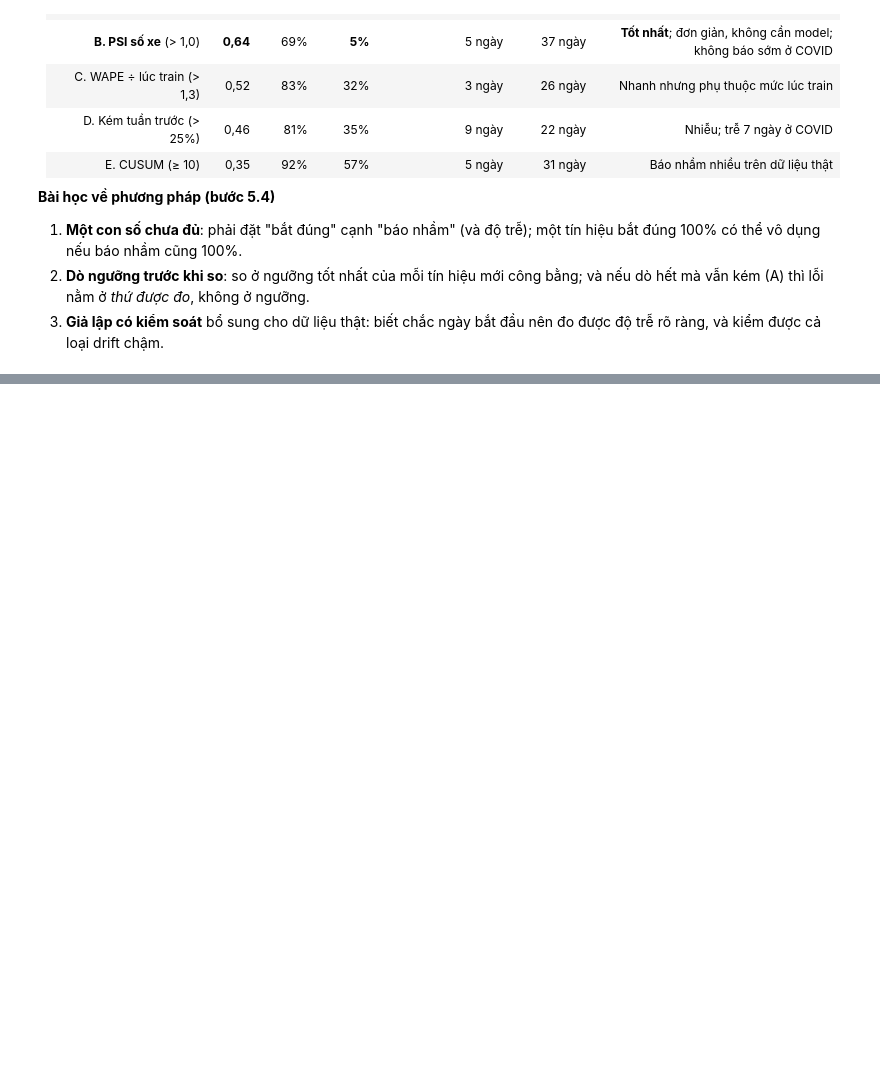
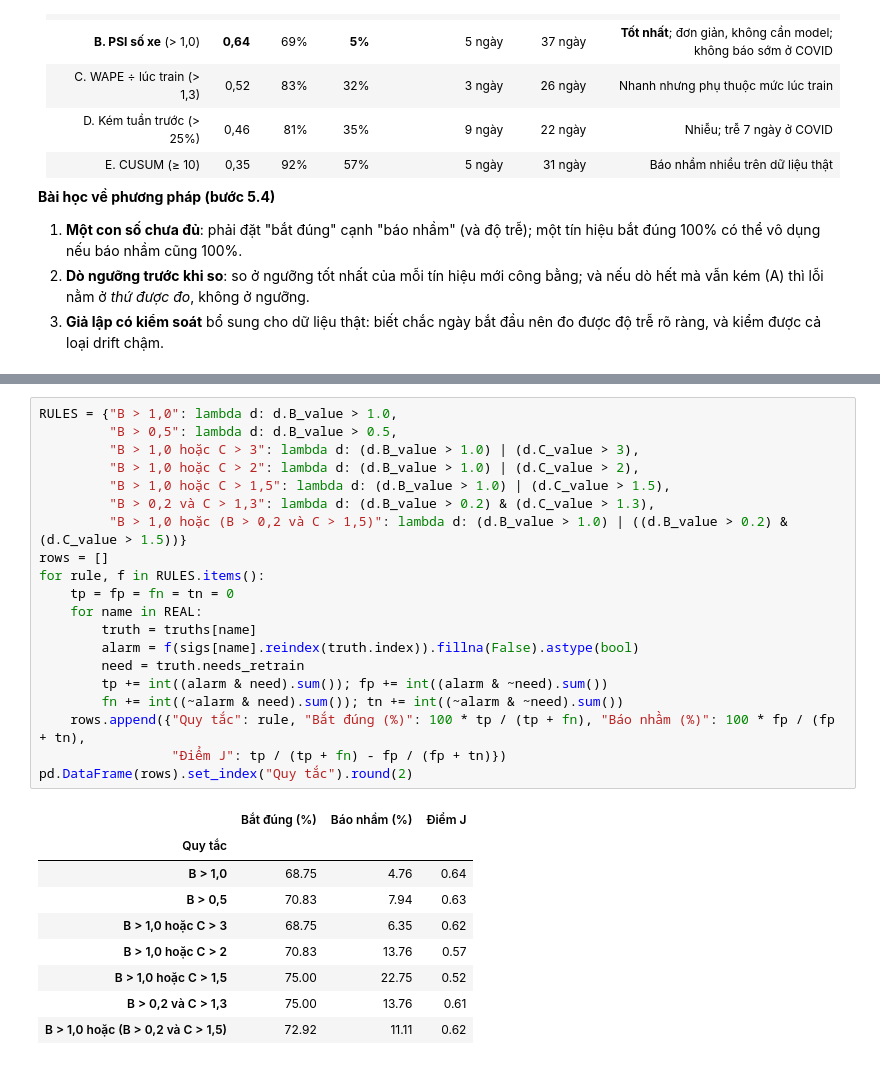
Before and after one commit to Phuctt205dev/adaptive-mlops-traffic-forecast-self-research-NT114.Q21, a Jupyter notebook: experiments/notebooks/E3-drift-retrain.ipynb, the cells around one changed output, grey strips where cells are left out. Cells and saved outputs as stored; diff of their text form; blank space fills up the shorter version.

```diff
--- a/experiments/notebooks/E3-drift-retrain.ipynb
+++ b/experiments/notebooks/E3-drift-retrain.ipynb
@@ -829,0 +851,30 @@ syn.pivot_table(index=["Tín hiệu", "Ngưỡng"], columns="Giả lập", value
+# %%
+RULES = {"B > 1,0": lambda d: d.B_value > 1.0,
+         "B > 0,5": lambda d: d.B_value > 0.5,
+         "B > 1,0 hoặc C > 3": lambda d: (d.B_value > 1.0) | (d.C_value > 3),
+         "B > 1,0 hoặc C > 2": lambda d: (d.B_value > 1.0) | (d.C_value > 2),
+         "B > 1,0 hoặc C > 1,5": lambda d: (d.B_value > 1.0) | (d.C_value > 1.5),
+         "B > 0,2 và C > 1,3": lambda d: (d.B_value > 0.2) & (d.C_value > 1.3),
+         "B > 1,0 hoặc (B > 0,2 và C > 1,5)": lambda d: (d.B_value > 1.0) | ((d.B_value > 0.2) & (d.C_value > 1.5))}
+rows = []
+for rule, f in RULES.items():
+    tp = fp = fn = tn = 0
+    for name in REAL:
+        truth = truths[name]
+        alarm = f(sigs[name].reindex(truth.index)).fillna(False).astype(bool)
+        need = truth.needs_retrain
+        tp += int((alarm & need).sum()); fp += int((alarm & ~need).sum())
+        fn += int((~alarm & need).sum()); tn += int((~alarm & ~need).sum())
+    rows.append({"Quy tắc": rule, "Bắt đúng (%)": 100 * tp / (tp + fn), "Báo nhầm (%)": 100 * fp / (fp + tn),
+                 "Điểm J": tp / (tp + fn) - fp / (fp + tn)})
+pd.DataFrame(rows).set_index("Quy tắc").round(2)
+# %% [output]
+|  | Bắt đúng (%) | Báo nhầm (%) | Điểm J |
+| Quy tắc |  |  |  |
+| B > 1,0 | 68.75 | 4.76 | 0.64 |
+| B > 0,5 | 70.83 | 7.94 | 0.63 |
+| B > 1,0 hoặc C > 3 | 68.75 | 6.35 | 0.62 |
+| B > 1,0 hoặc C > 2 | 70.83 | 13.76 | 0.57 |
+| B > 1,0 hoặc C > 1,5 | 75.00 | 22.75 | 0.52 |
+| B > 0,2 và C > 1,3 | 75.00 | 13.76 | 0.61 |
+| B > 1,0 hoặc (B > 0,2 và C > 1,5) | 72.92 | 11.11 | 0.62 |
```
Also changed, not shown: parts of 7 cells of this notebook, 6 other files.
